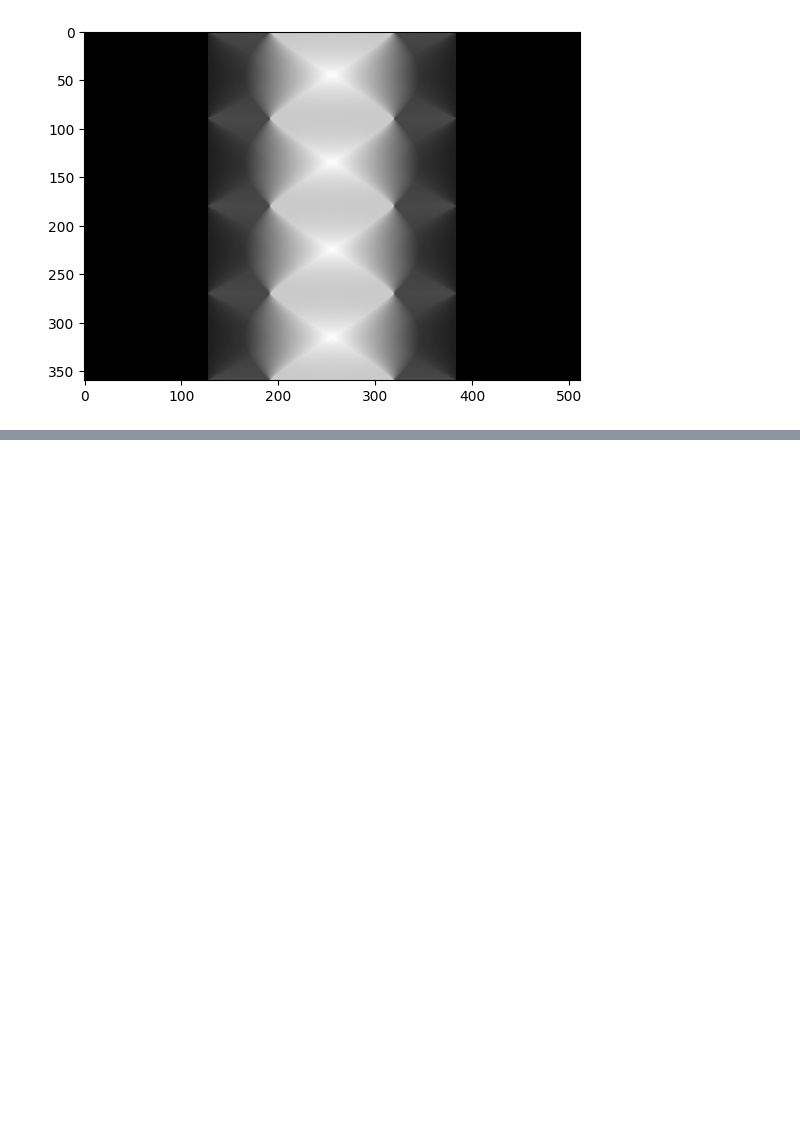
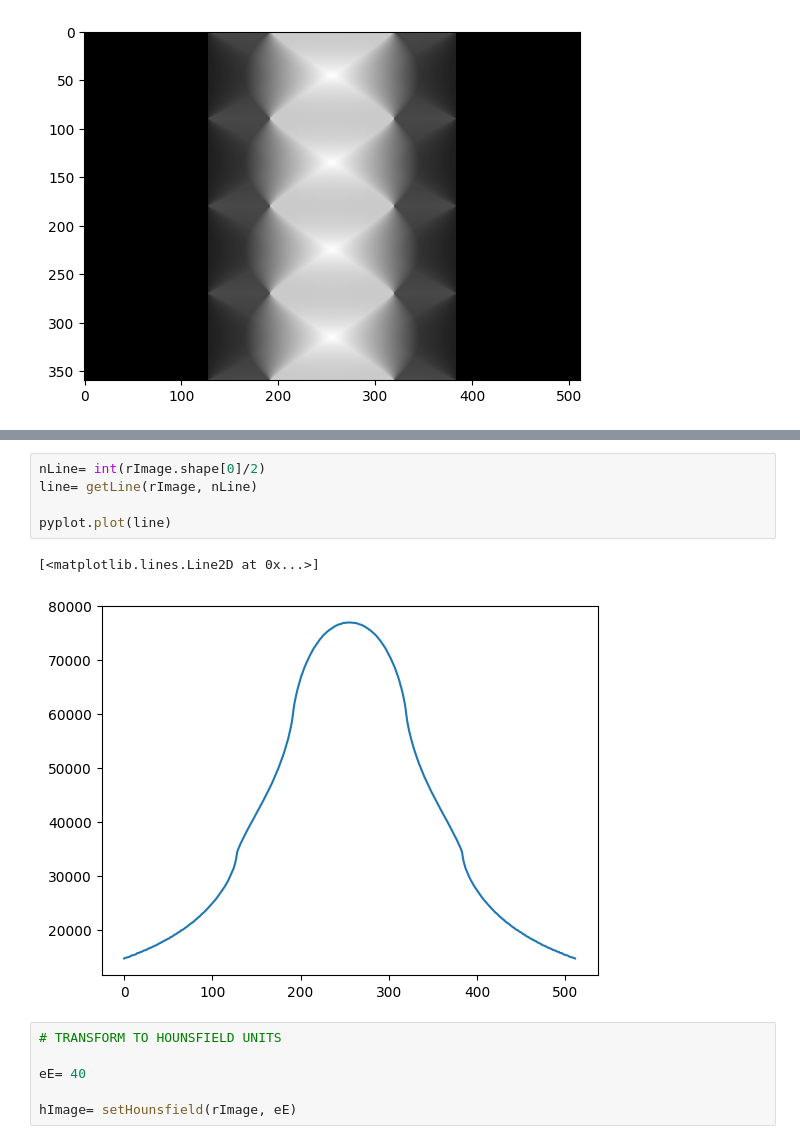
Before and after one commit to Leo00010011/IPBMI_Notebooks, a Jupyter notebook: E8/IPBMA_8_CT-Slice-Reconstruction.ipynb, the cells around one changed output, grey strips where cells are left out. Drawn from its saved outputs; the diff is of its cells as text; blank space fills up the shorter version.

```diff
--- a/E8/IPBMA_8_CT-Slice-Reconstruction.ipynb
+++ b/E8/IPBMA_8_CT-Slice-Reconstruction.ipynb
@@ -45,0 +72,14 @@ pyplot.show()
+# %%
+nLine= int(rImage.shape[0]/2)
+line= getLine(rImage, nLine)
+
+pyplot.plot(line)
+# %% [output]
+[<matplotlib.lines.Line2D at 0x...>]
+[figure, added]
+# %%
+# TRANSFORM TO HOUNSFIELD UNITS
+
+eE= 40
+
+hImage= setHounsfield(rImage, eE)
```
Also changed, not shown: parts of 9 cells of this notebook, 2 other files.
